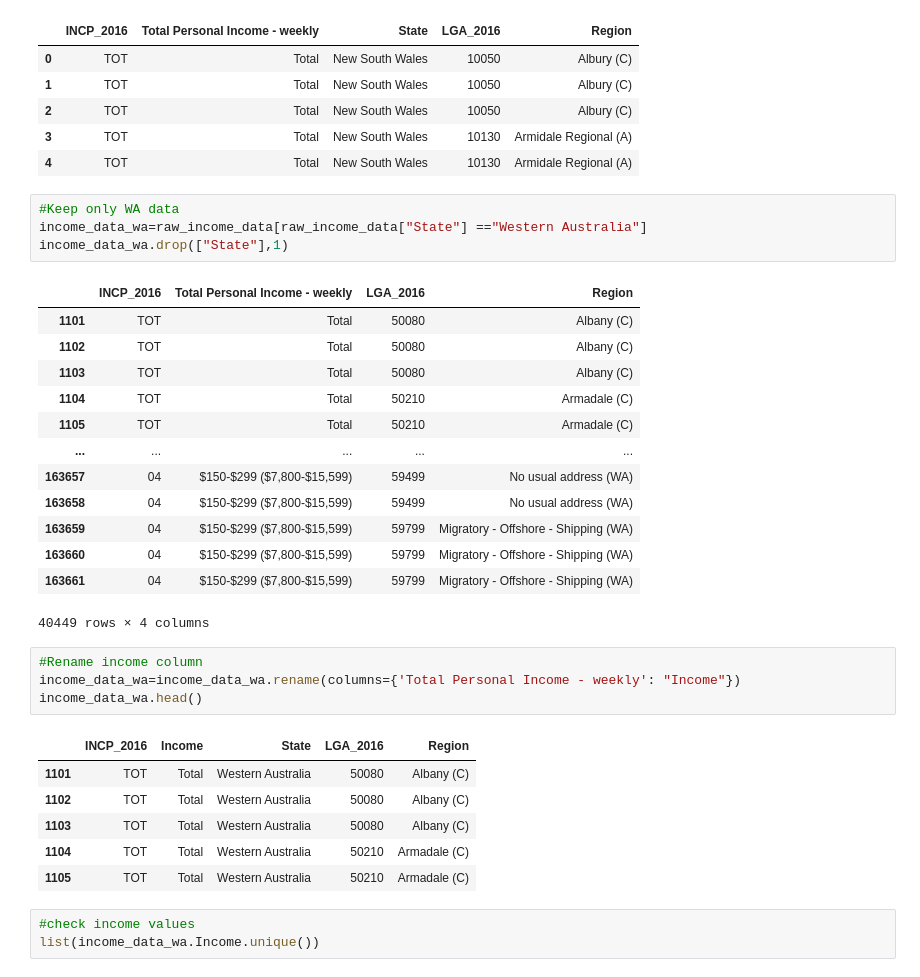
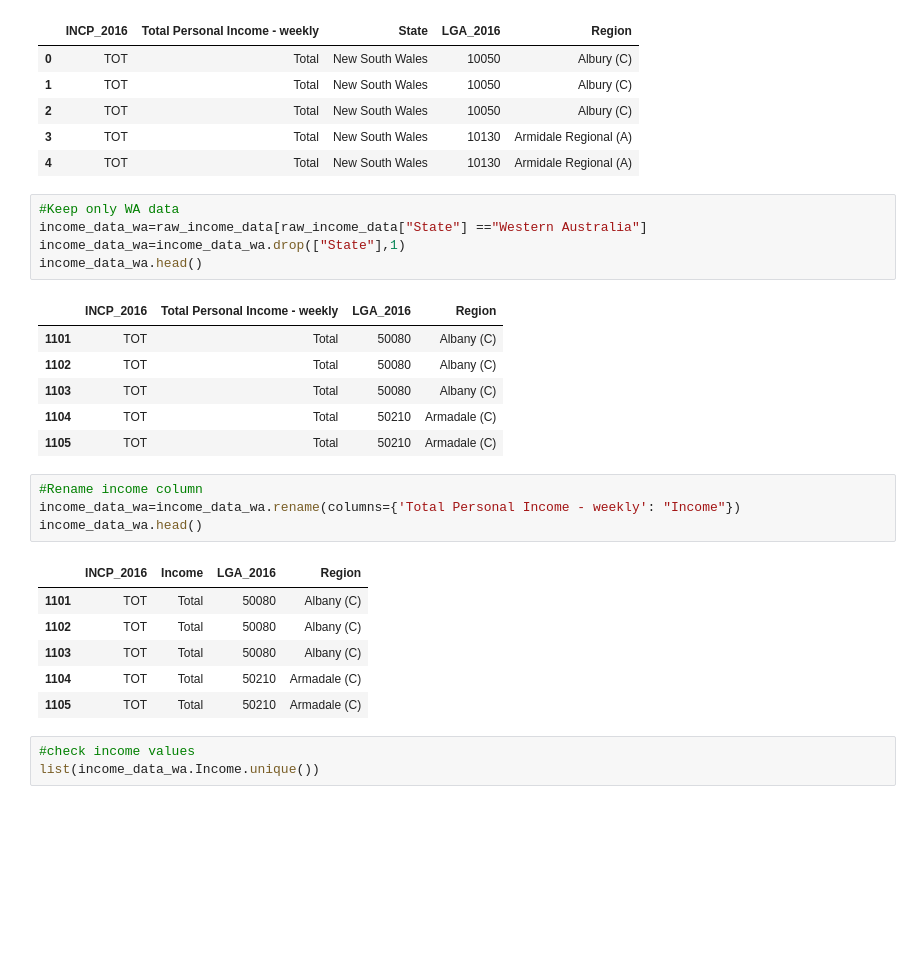
Before and after one commit to natalieddavies/BootcampProject1, a Jupyter notebook: income.ipynb, the cells around one changed output. Drawn from its saved outputs; the diff is of its cells as text; blank space fills up the shorter version.

Commit message:
clean income data

```diff
--- a/income.ipynb
+++ b/income.ipynb
@@ -52,32 +75,26 @@ raw_income_data.head()
 # %%
 #Keep only WA data
 income_data_wa=raw_income_data[raw_income_data["State"] =="Western Australia"]
-income_data_wa.drop(["State"],1)
+income_data_wa=income_data_wa.drop(["State"],1)
+income_data_wa.head()
 # %% [output]
 |  | INCP_2016 | Total Personal Income - weekly | LGA_2016 | Region |
 | 1101 | TOT | Total | 50080 | Albany (C) |
 | 1102 | TOT | Total | 50080 | Albany (C) |
 | 1103 | TOT | Total | 50080 | Albany (C) |
 | 1104 | TOT | Total | 50210 | Armadale (C) |
 | 1105 | TOT | Total | 50210 | Armadale (C) |
-| ... | ... | ... | ... | ... |
-| 163657 | 04 | $150-$299 ($7,800-$15,599) | 59499 | No usual address (WA) |
-| 163658 | 04 | $150-$299 ($7,800-$15,599) | 59499 | No usual address (WA) |
-| 163659 | 04 | $150-$299 ($7,800-$15,599) | 59799 | Migratory - Offshore - Shipping (WA) |
-| 163660 | 04 | $150-$299 ($7,800-$15,599) | 59799 | Migratory - Offshore - Shipping (WA) |
-| 163661 | 04 | $150-$299 ($7,800-$15,599) | 59799 | Migratory - Offshore - Shipping (WA) |
-40449 rows × 4 columns
 # %%
 #Rename income column
 income_data_wa=income_data_wa.rename(columns={'Total Personal Income - weekly': "Income"})
 income_data_wa.head()
 # %% [output]
-|  | INCP_2016 | Income | State | LGA_2016 | Region |
-| 1101 | TOT | Total | Western Australia | 50080 | Albany (C) |
-| 1102 | TOT | Total | Western Australia | 50080 | Albany (C) |
-| 1103 | TOT | Total | Western Australia | 50080 | Albany (C) |
-| 1104 | TOT | Total | Western Australia | 50210 | Armadale (C) |
-| 1105 | TOT | Total | Western Australia | 50210 | Armadale (C) |
+|  | INCP_2016 | Income | LGA_2016 | Region |
+| 1101 | TOT | Total | 50080 | Albany (C) |
+| 1102 | TOT | Total | 50080 | Albany (C) |
+| 1103 | TOT | Total | 50080 | Albany (C) |
+| 1104 | TOT | Total | 50210 | Armadale (C) |
+| 1105 | TOT | Total | 50210 | Armadale (C) |
 # %%
 #check income values
 list(income_data_wa.Income.unique())
```
Also changed, not shown: parts of 12 cells of this notebook.
